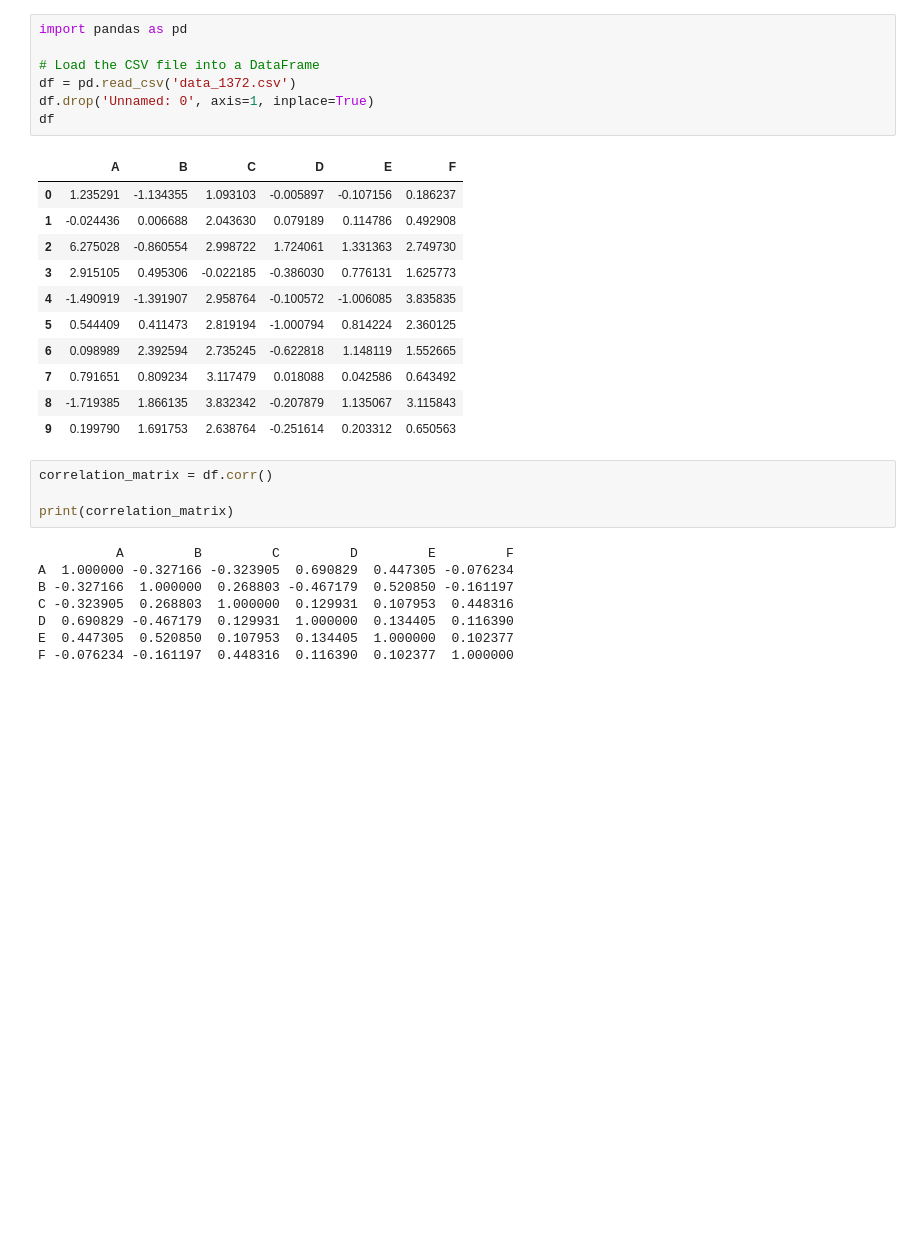
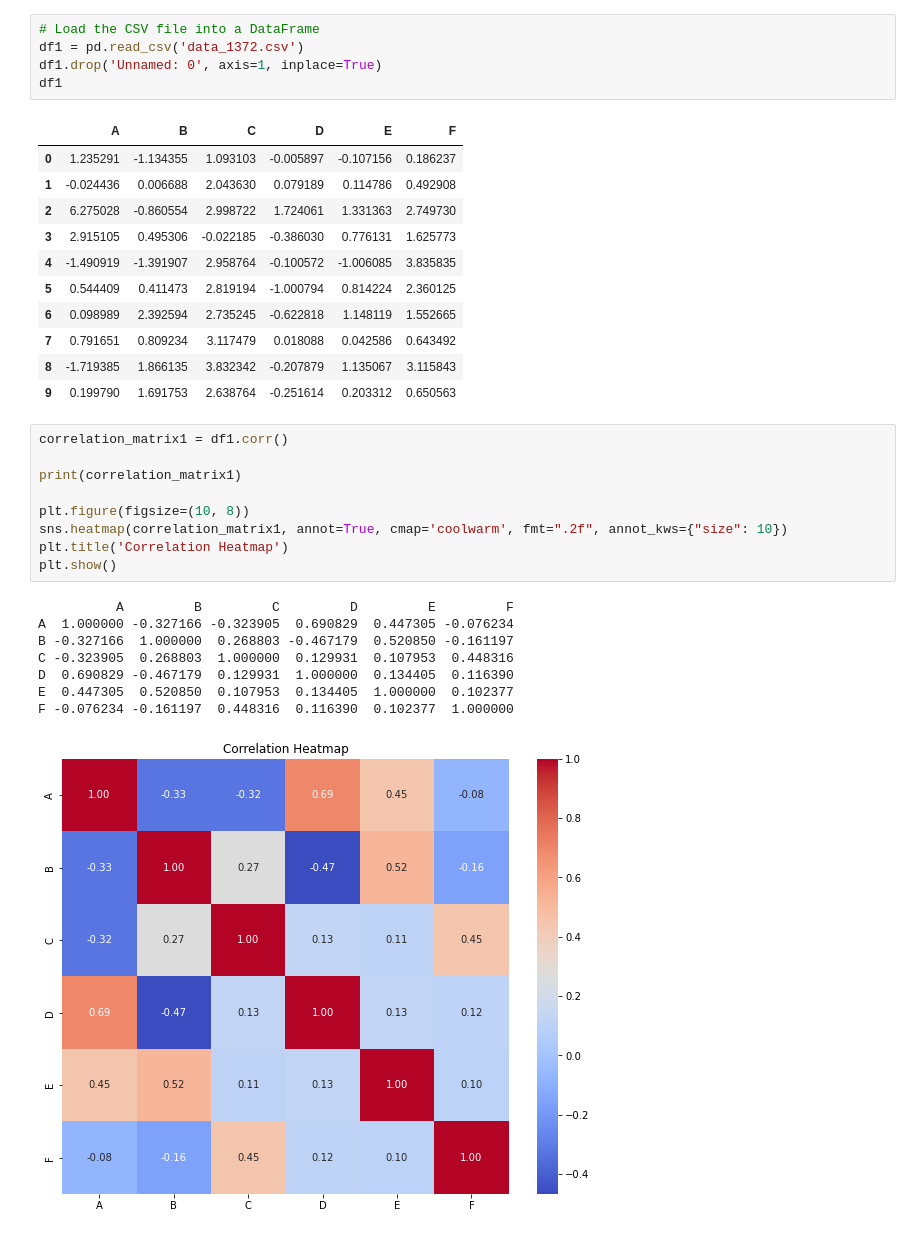
Before and after one commit to Villinger1999/BO-Mini-project, a Jupyter notebook: C-project/correlation.ipynb, the cells around one changed output. Saved outputs shown, nothing was run; the diff lists cells and outputs as text; blank space fills up the shorter version.

Commit message:
correlation

```diff
--- a/C-project/correlation.ipynb
+++ b/C-project/correlation.ipynb
@@ -1,10 +6,8 @@
 # %%
-import pandas as pd
-
 # Load the CSV file into a DataFrame
-df = pd.read_csv('data_1372.csv')
-df.drop('Unnamed: 0', axis=1, inplace=True)
-df
+df1 = pd.read_csv('data_1372.csv')
+df1.drop('Unnamed: 0', axis=1, inplace=True)
+df1
 # %% [output]
 |  | A | B | C | D | E | F |
 | 0 | 1.235291 | -1.134355 | 1.093103 | -0.005897 | -0.107156 | 0.186237 |
@@ -17,15 +20,21 @@ df
 | 7 | 0.791651 | 0.809234 | 3.117479 | 0.018088 | 0.042586 | 0.643492 |
 | 8 | -1.719385 | 1.866135 | 3.832342 | -0.207879 | 1.135067 | 3.115843 |
 | 9 | 0.199790 | 1.691753 | 2.638764 | -0.251614 | 0.203312 | 0.650563 |
-# %%
-correlation_matrix = df.corr()
-
-print(correlation_matrix)
-# %% [output]
-          A         B         C         D         E         F
-A  1.000000 -0.327166 -0.323905  0.690829  0.447305 -0.076234
-B -0.327166  1.000000  0.268803 -0.467179  0.520850 -0.161197
-C -0.323905  0.268803  1.000000  0.129931  0.107953  0.448316
-D  0.690829 -0.467179  0.129931  1.000000  0.134405  0.116390
-E  0.447305  0.520850  0.107953  0.134405  1.000000  0.102377
-F -0.076234 -0.161197  0.448316  0.116390  0.102377  1.000000
+# %%
+correlation_matrix1 = df1.corr()
+
+print(correlation_matrix1)
+
+plt.figure(figsize=(10, 8))
+sns.heatmap(correlation_matrix1, annot=True, cmap='coolwarm', fmt=".2f", annot_kws={"size": 10})
+plt.title('Correlation Heatmap')
+plt.show()
+# %% [output]
+          A         B         C         D         E         F
+A  1.000000 -0.327166 -0.323905  0.690829  0.447305 -0.076234
+B -0.327166  1.000000  0.268803 -0.467179  0.520850 -0.161197
+C -0.323905  0.268803  1.000000  0.129931  0.107953  0.448316
+D  0.690829 -0.467179  0.129931  1.000000  0.134405  0.116390
+E  0.447305  0.520850  0.107953  0.134405  1.000000  0.102377
+F -0.076234 -0.161197  0.448316  0.116390  0.102377  1.000000
+[figure, added]
```
Also changed, not shown: parts of 17 cells of this notebook, 4 other files.
